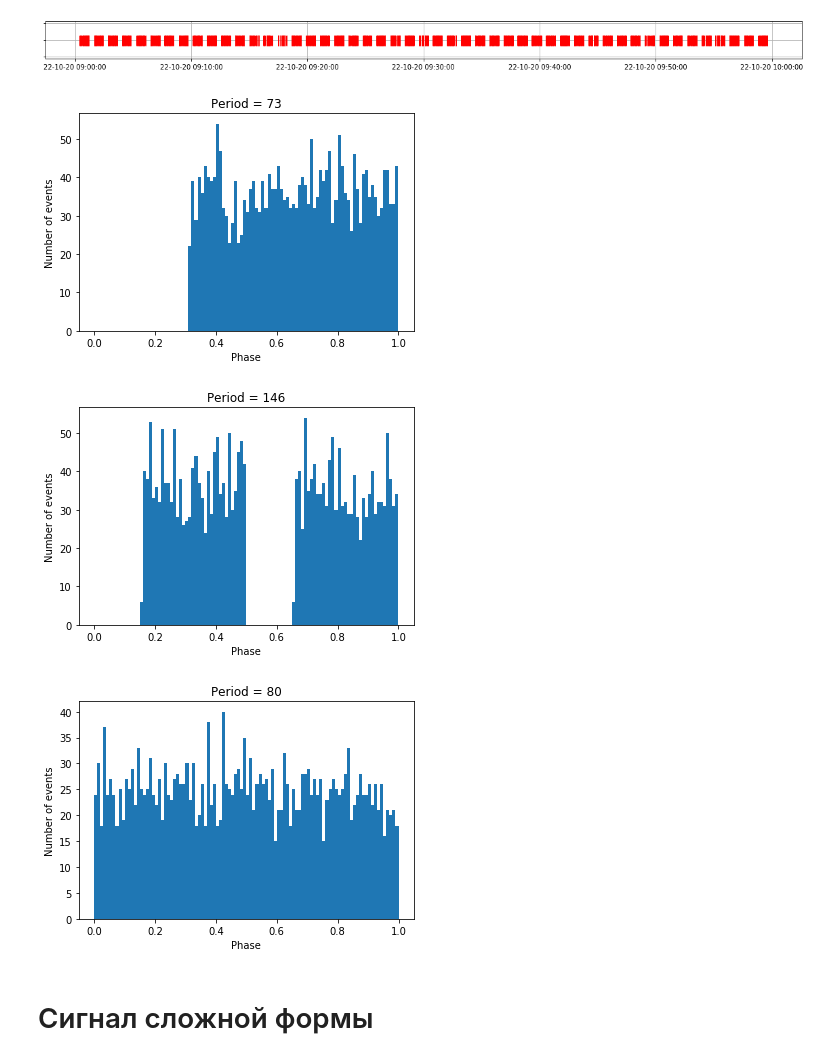
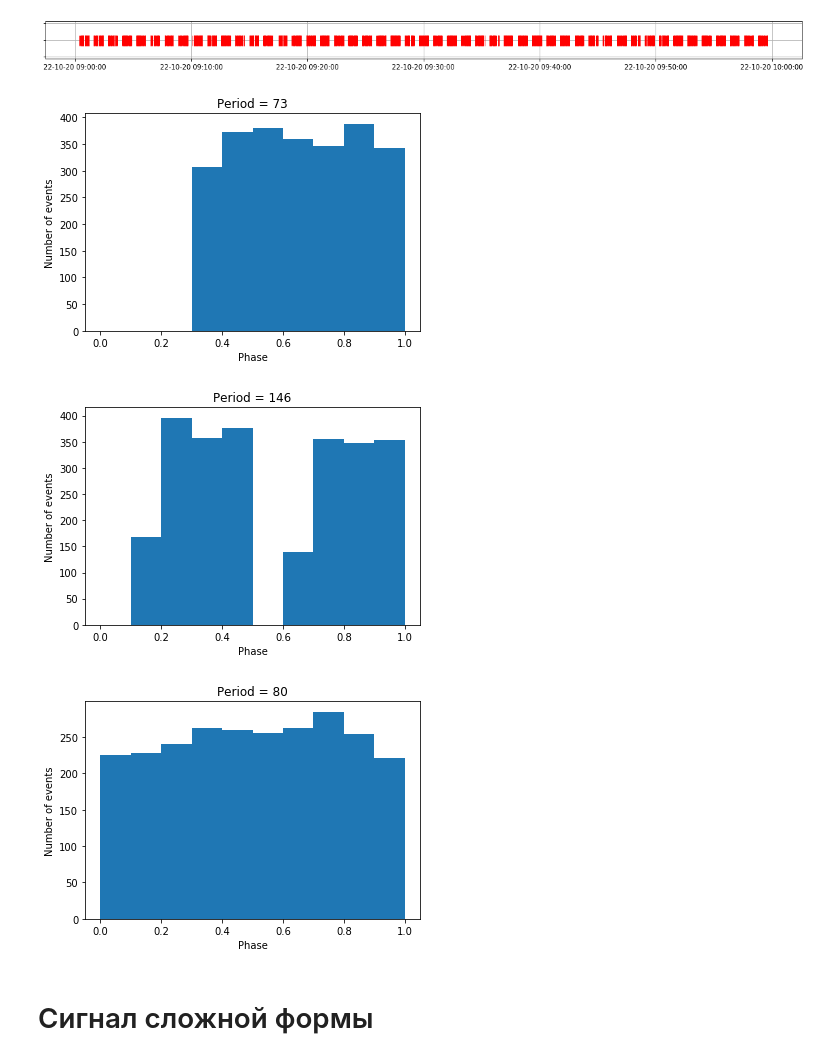
Before and after one commit to maksatsat/xraybursters, a Jupyter notebook: events.ipynb, the cells around one changed output. Saved outputs shown, nothing was run; the diff lists cells and outputs as text; code cells hidden in the pictures.

Commit message:
search periodicity

```diff
--- a/events.ipynb
+++ b/events.ipynb
@@ -85,30 +85,30 @@ evnts = np.array(a.events_in_seconds)
 [figure]
 # %%
 period = 73
-n, bins, patches = plt.hist(evnts%period/period, 100, range=(0,1))
+n, bins, patches = plt.hist(evnts%period/period, 10, range=(0,1))
 plt.xlabel('Phase')
 plt.ylabel('Number of events')
 plt.title('Period = ' + str(period))
 plt.show()
 # %% [output]
-[figure, old version]
+[figure, new version]
 # %%
 period = 2*73
-n, bins, patches = plt.hist(evnts%period/period, 100, range=(0,1))
+n, bins, patches = plt.hist(evnts%period/period, 10, range=(0,1))
 plt.xlabel('Phase')
 plt.ylabel('Number of events')
 plt.title('Period = ' + str(period))
 plt.show()
 # %% [output]
-[figure, old version]
+[figure, new version]
 # %%
 period = 80
-n, bins, patches = plt.hist(evnts%period/period, 100, range=(0,1))
+n, bins, patches = plt.hist(evnts%period/period, 10, range=(0,1))
 plt.xlabel('Phase')
 plt.ylabel('Number of events')
 plt.title('Period = ' + str(period))
 plt.show()
 # %% [output]
-[figure, old version]
+[figure, new version]
 # %% [markdown]
 # Сигнал сложной формы
```
Also changed, not shown: parts of 21 cells of this notebook, 1 other file.
